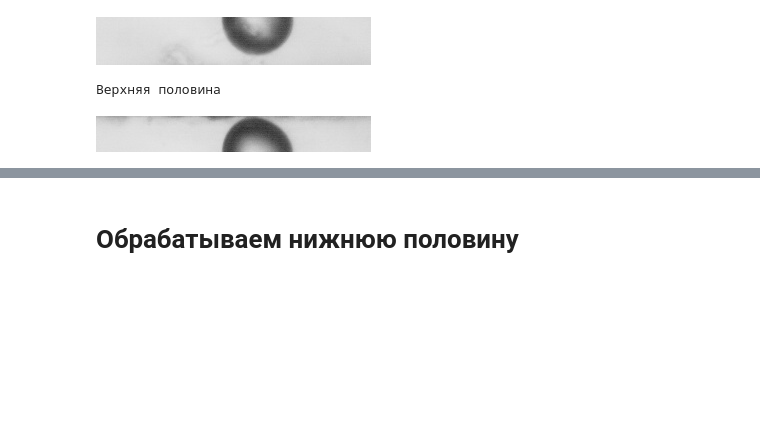
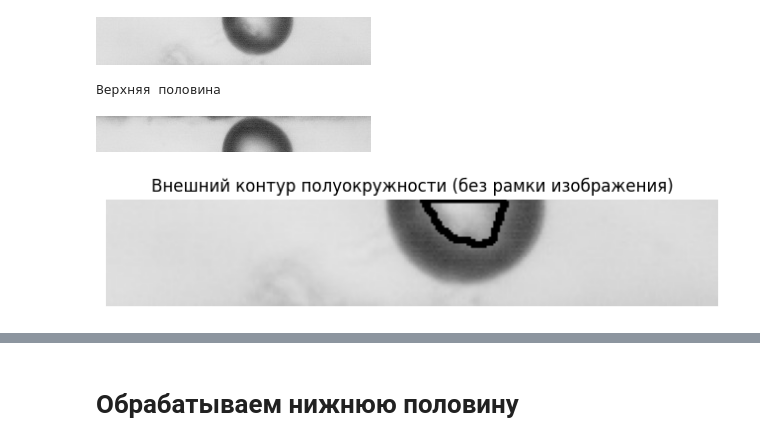
Before and after one commit to odheL42/NSU-senior-project, a Jupyter notebook: tested_methods.ipynb, the cells around one changed output, grey strips where cells are left out. Saved outputs shown, nothing was run; the diff lists cells and outputs as text; code cells hidden in the pictures; blank space fills up the shorter version.

Commit message:
Добавлены эксперименты с определением внешнего контура, но врядли это можно использовать

```diff
--- a/tested_methods.ipynb
+++ b/tested_methods.ipynb
@@ -173,3 +173,56 @@ cv2_imshow(img_upper_half)
 [figure]
 Верхняя половина
 [figure]
+# %%
+import cv2
+import numpy as np
+import matplotlib.pyplot as plt
+
+def main():
+    # 1. Загрузка исходного изображения
+    image_path = 'path_to_your_image.jpg'
+    image = img_bottom_half
+    if image is None:
+        raise ValueError("Не удалось загрузить изображение!")
+
+    # 2. Преобразование в оттенки серого и бинаризация
+    _, thresh = cv2.threshold(image, 127, 255, cv2.THRESH_BINARY)
+
+    # 3. Поиск контуров (только внешних)
+    contours, _ = cv2.findContours(thresh, cv2.RETR_EXTERNAL, cv2.CHAIN_APPROX_SIMPLE)
+    if not contours:
+        raise ValueError("Контуры не найдены!")
+
+    h, w = thresh.shape[:2]
+    img_area = w * h
+
+    valid_contours = []
+    for cnt in contours:
+        x, y, cw, ch = cv2.boundingRect(cnt)
+        # Если boundingRect почти не покрывает всё изображение (например, < 95%),
+        # то считаем, что это не рамка.
+        # Иначе — игнорируем, т.к. это, скорее всего, граница всего изображения.
+        if cw * ch < 0.95 * img_area:
+            valid_contours.append(cnt)
+
+    if not valid_contours:
+        raise ValueError("Все контуры оказались рамками или слишком большими!")
+
+    # 4. Выбираем самый большой контур по площади
+    main_contour = max(valid_contours, key=cv2.contourArea)
+
+    # 5. Отрисовка результата
+    output = image.copy()
+    # Рисуем контур капли, не удаляя точки, которые лежат на границе
+    cv2.drawContours(output, [main_contour], -1, (0, 255, 0), 2)
+
+    plt.figure(figsize=(8, 4))
+    plt.imshow(cv2.cvtColor(output, cv2.COLOR_BGR2RGB))
+    plt.title("Внешний контур полуокружности (без рамки изображения)")
+    plt.axis('off')
+    plt.show()
+
+if __name__ == "__main__":
+    main()
+# %% [output]
+[figure, added]
```
Also changed, not shown: parts of 4 cells of this notebook.
